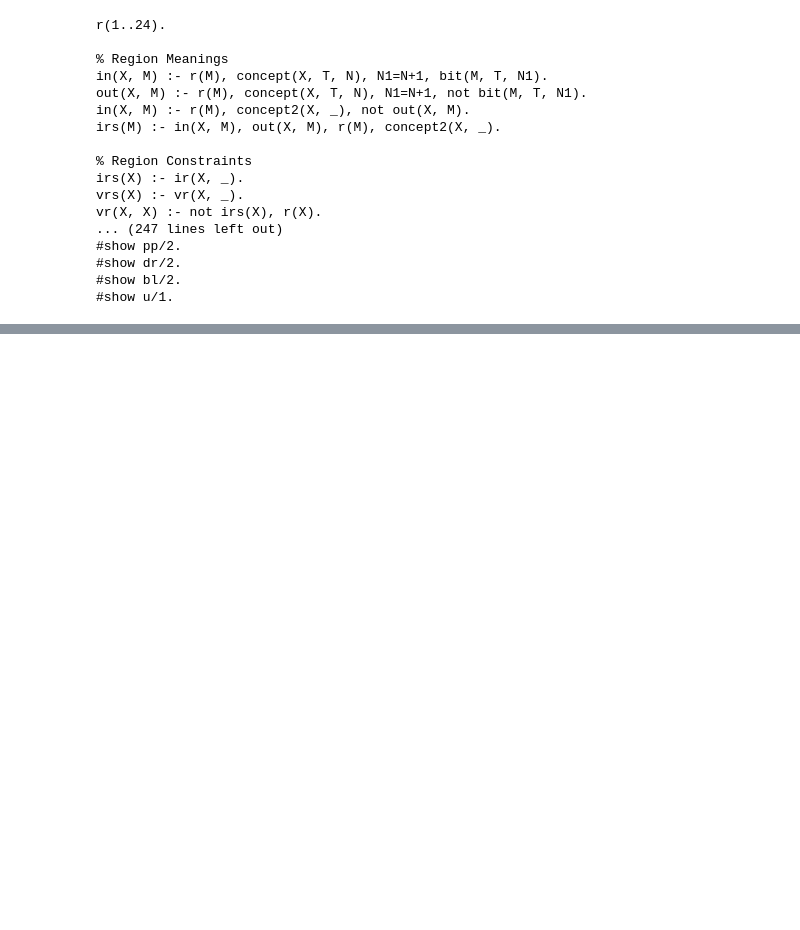
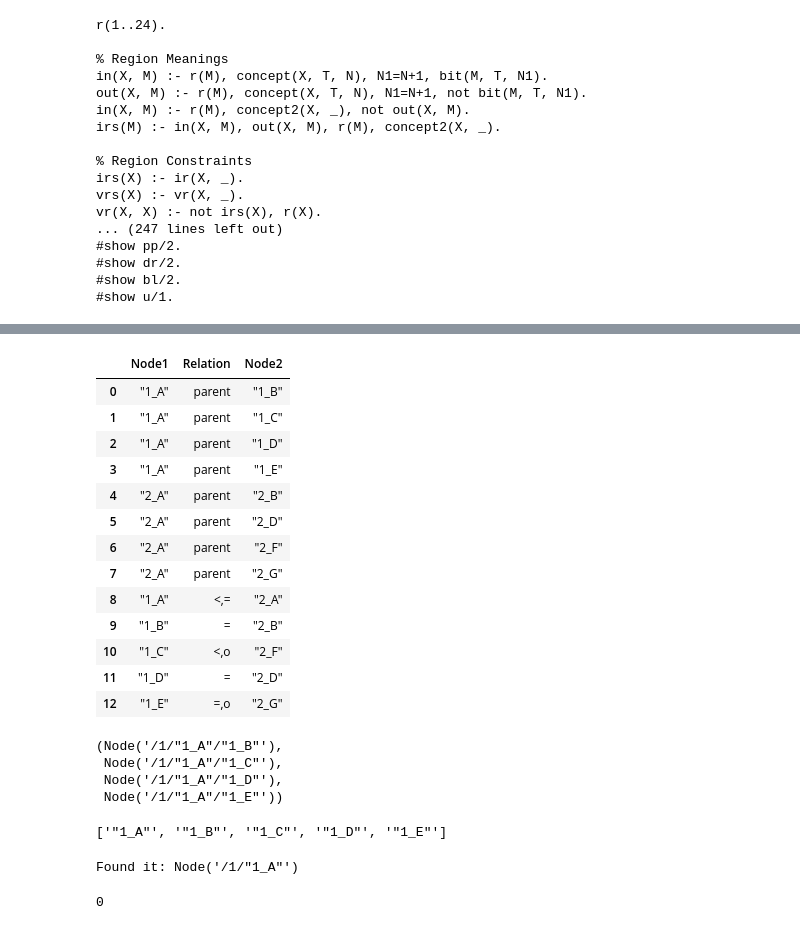
Before and after one commit to idaks/LeanEuler, a Jupyter notebook: lean_euler.ipynb, the cells around one changed output, grey strips where cells are left out. Saved outputs shown, nothing was run; the diff lists cells and outputs as text; code cells hidden in the pictures; blank space fills up the shorter version.

```diff
--- a/lean_euler.ipynb
+++ b/lean_euler.ipynb
@@ -43,0 +64,42 @@ with open('scscsd.lp4', 'w') as f:
+# %%
+t1
+# %% [output]
+|  | Node1 | Relation | Node2 |
+| 0 | "1_A" | parent | "1_B" |
+| 1 | "1_A" | parent | "1_C" |
+| 2 | "1_A" | parent | "1_D" |
+| 3 | "1_A" | parent | "1_E" |
+| 4 | "2_A" | parent | "2_B" |
+| 5 | "2_A" | parent | "2_D" |
+| 6 | "2_A" | parent | "2_F" |
+| 7 | "2_A" | parent | "2_G" |
+| 8 | "1_A" | <,= | "2_A" |
+| 9 | "1_B" | = | "2_B" |
+| 10 | "1_C" | <,o | "2_F" |
+| 11 | "1_D" | = | "2_D" |
+| 12 | "1_E" | =,o | "2_G" |
+# %%
+k = t2['1']['1']
+k = k.children[0]
+k.children
+# %% [output]
+(Node('/1/"1_A"/"1_B"'),
+ Node('/1/"1_A"/"1_C"'),
+ Node('/1/"1_A"/"1_D"'),
+ Node('/1/"1_A"/"1_E"'))
+# %%
+k = t2['1']['1']
+list(map(lambda x: x.name, k.descendants))
+# %% [output]
+['"1_A"', '"1_B"', '"1_C"', '"1_D"', '"1_E"']
+# %%
+for desc in k.descendants:
+    if desc.name == '"1_A"':
+        print("Found it: {}".format(desc))
+        break
+# %% [output]
+Found it: Node('/1/"1_A"')
+# %%
+[0, 1][0]
+# %% [output]
+0
```
Also changed, not shown: parts of 12 cells of this notebook, 2 other files.
